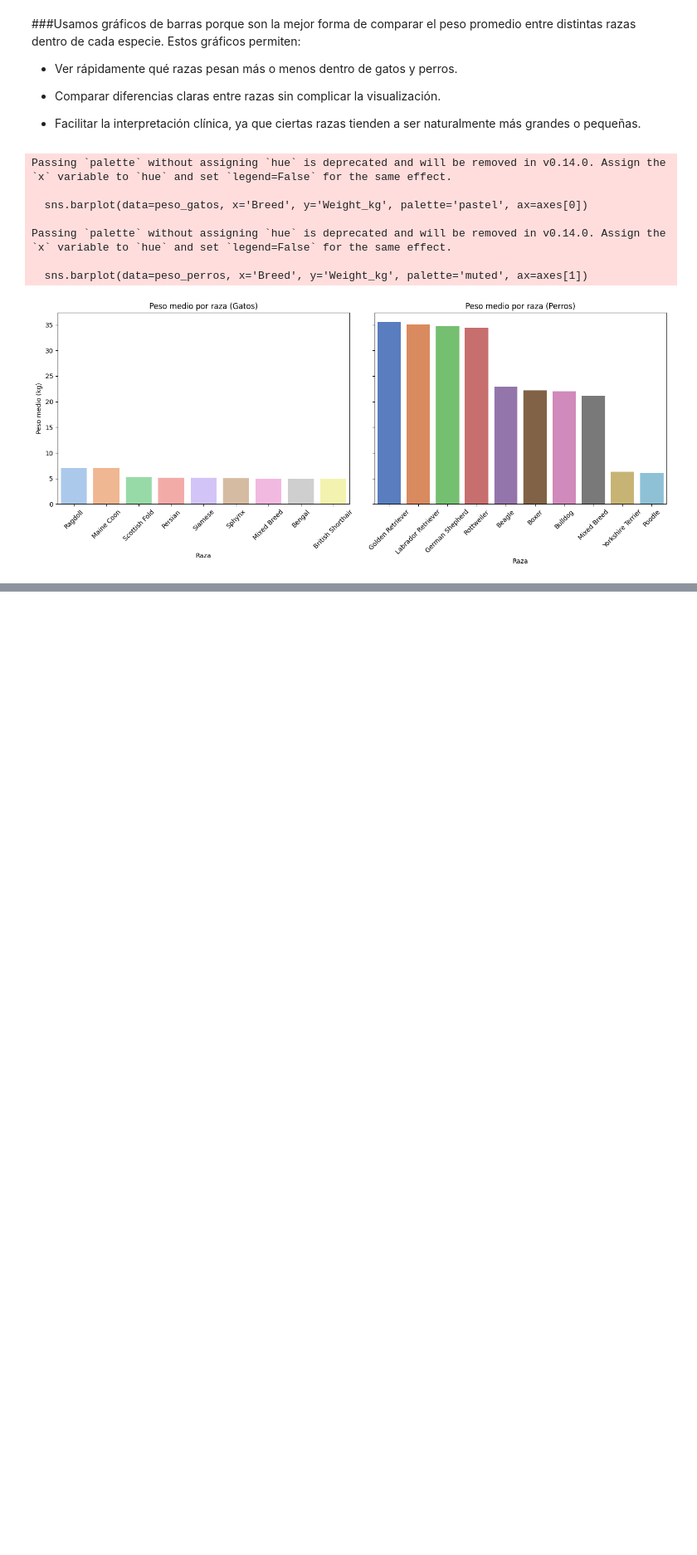
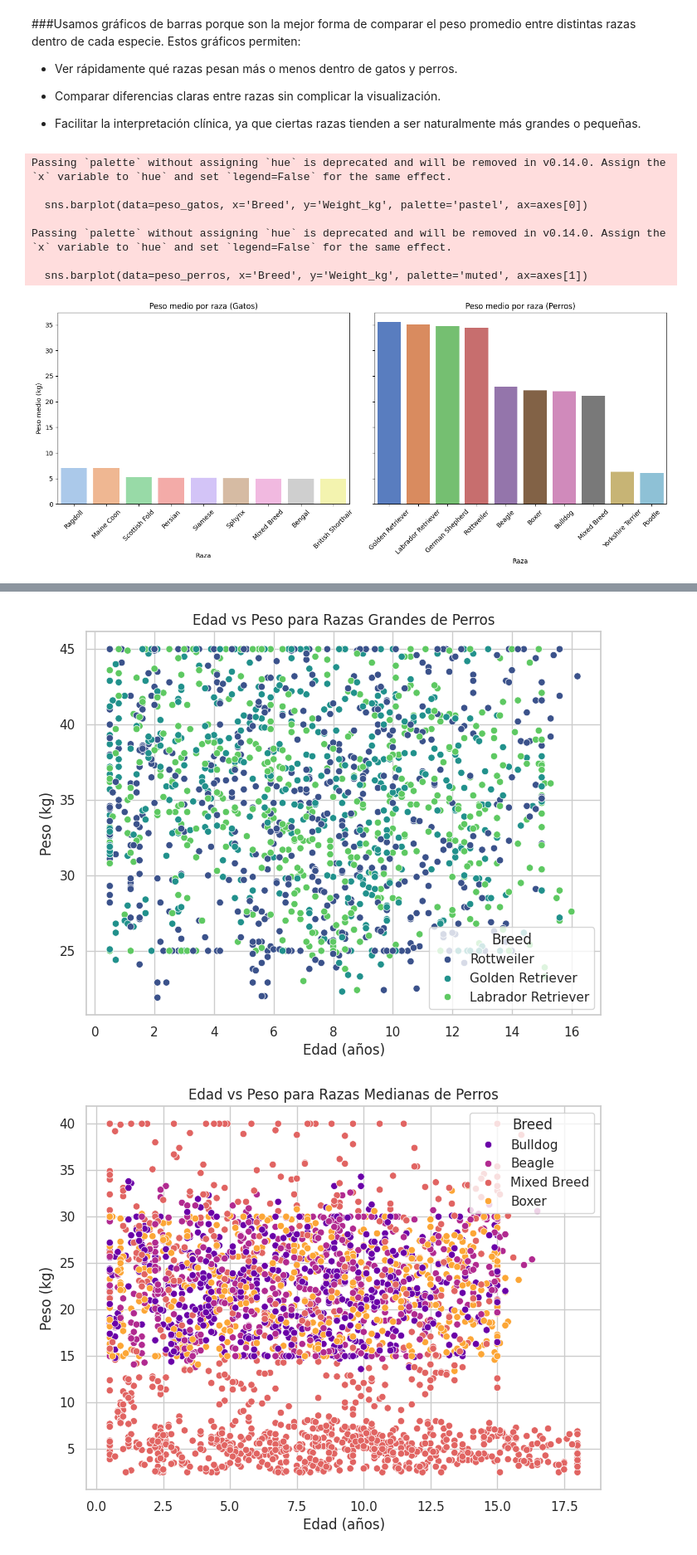
Before and after one commit to Bootcamp-Data-Analyst/p5-analisis_exploratorio_datos-g5, a Jupyter notebook: EDA_Veterinary_Clinical_Dataset.ipynb, the cells around one changed output, grey strips where cells are left out. Shown at 83% size. Drawn from its saved outputs; the diff is of its cells as text; code cells hidden in the pictures; blank space fills up the shorter version.

```diff
--- a/EDA_Veterinary_Clinical_Dataset.ipynb
+++ b/EDA_Veterinary_Clinical_Dataset.ipynb
@@ -544,0 +821,29 @@ Passing `palette` without assigning `hue` is deprecated and will be removed in v
+# %%
+# Se crean gráficos de dispersión para los grupos hechos.
+
+# Grandes
+plt.figure(figsize=(8, 6))
+sns.scatterplot(data=df[filtro_grandes], x='Age', y='Weight_kg', hue='Breed', palette='viridis')
+plt.title('Edad vs Peso para Razas Grandes de Perros')
+plt.xlabel('Edad (años)')
+plt.ylabel('Peso (kg)')
+plt.show()
+
+# Medianos
+plt.figure(figsize=(8, 6))
+sns.scatterplot(data=df[filtro_medianas], x='Age', y='Weight_kg', hue='Breed', palette='plasma')
+plt.title('Edad vs Peso para Razas Medianas de Perros')
+plt.xlabel('Edad (años)')
+plt.ylabel('Peso (kg)')
+plt.show()
+
+# Pequeños
+plt.figure(figsize=(8, 6))
+sns.scatterplot(data=df[filtro_pequenas], x='Age', y='Weight_kg', hue='Breed', palette='cividis')
+plt.title('Edad vs Peso para Razas Pequeñas de Perros')
+plt.xlabel('Edad (años)')
+plt.ylabel('Peso (kg)')
+plt.show()
+# %% [output]
+[figure, added]
+[figure, added]
```
Also changed, not shown: parts of 13 cells of this notebook.
